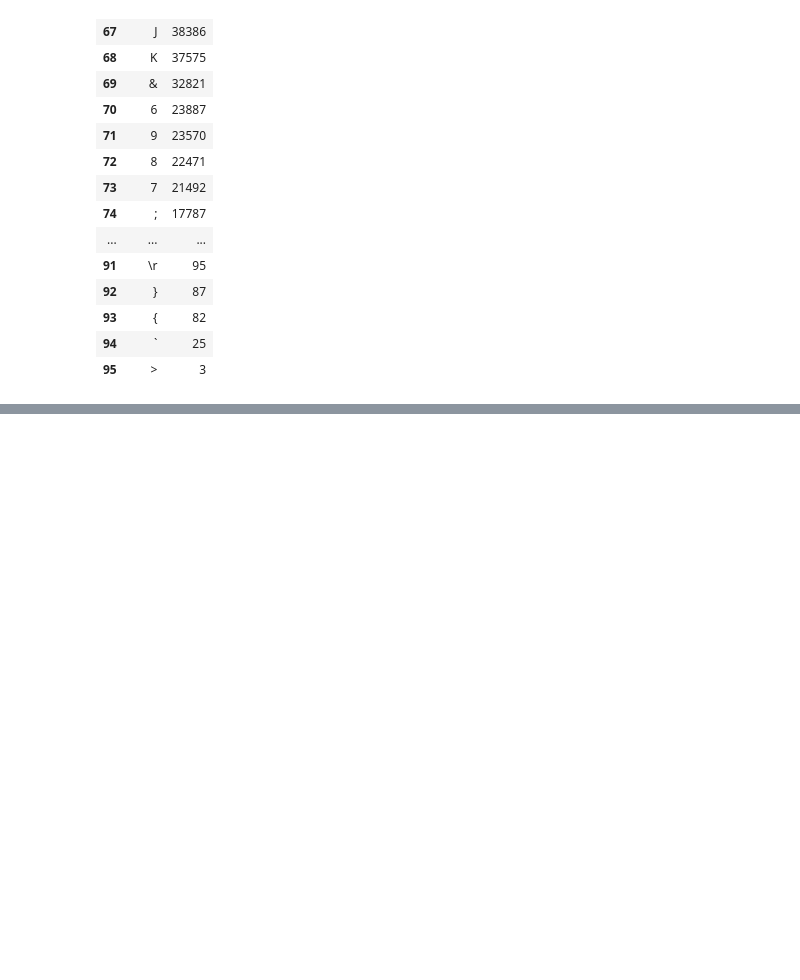
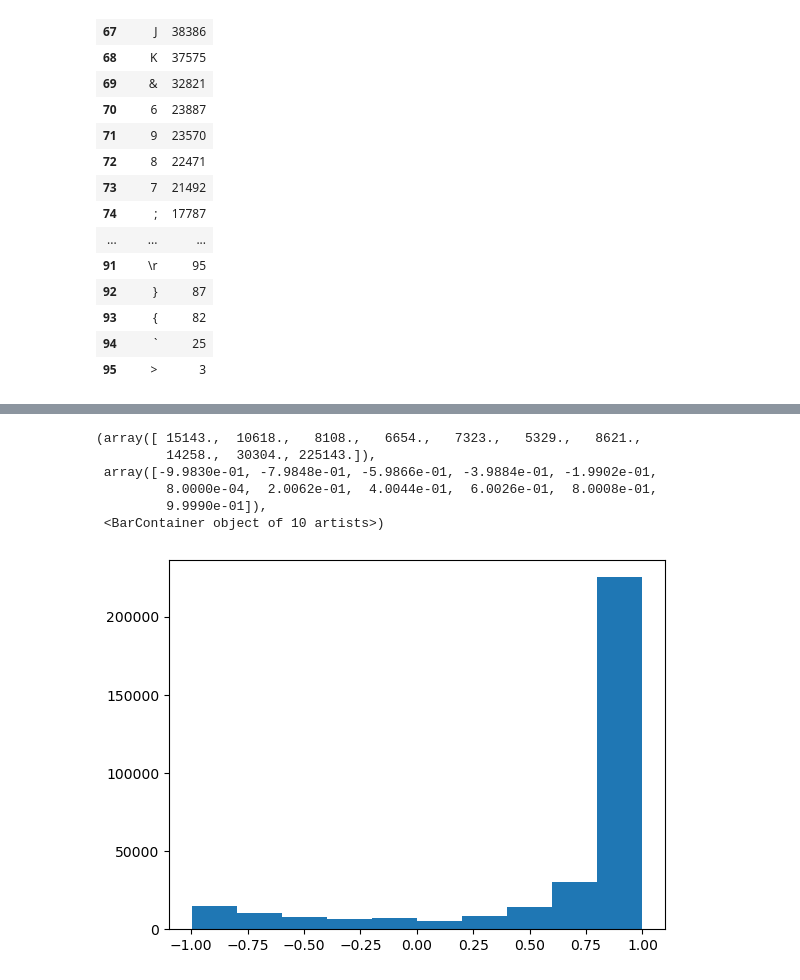
Before and after one commit to mabdullah-nyu/DSGA-1007-Project, a Jupyter notebook: analysis.ipynb, the cells around one changed output, grey strips where cells are left out. Cells and saved outputs as stored; diff of their text form; code cells hidden in the pictures; blank space fills up the shorter version.

```diff
--- a/analysis.ipynb
+++ b/analysis.ipynb
@@ -512,0 +621,10 @@ set(' '.join(df['review'])) # Now looks cleaner, ready for VADER
+# %%
+plt.hist(df['polarity_total'])
+# %% [output]
+(array([ 15143.,  10618.,   8108.,   6654.,   7323.,   5329.,   8621.,
+         14258.,  30304., 225143.]),
+ array([-9.9830e-01, -7.9848e-01, -5.9866e-01, -3.9884e-01, -1.9902e-01,
+         8.0000e-04,  2.0062e-01,  4.0044e-01,  6.0026e-01,  8.0008e-01,
+         9.9990e-01]),
+ <BarContainer object of 10 artists>)
+[figure, added]
```
Also changed, not shown: parts of 38 cells of this notebook.
